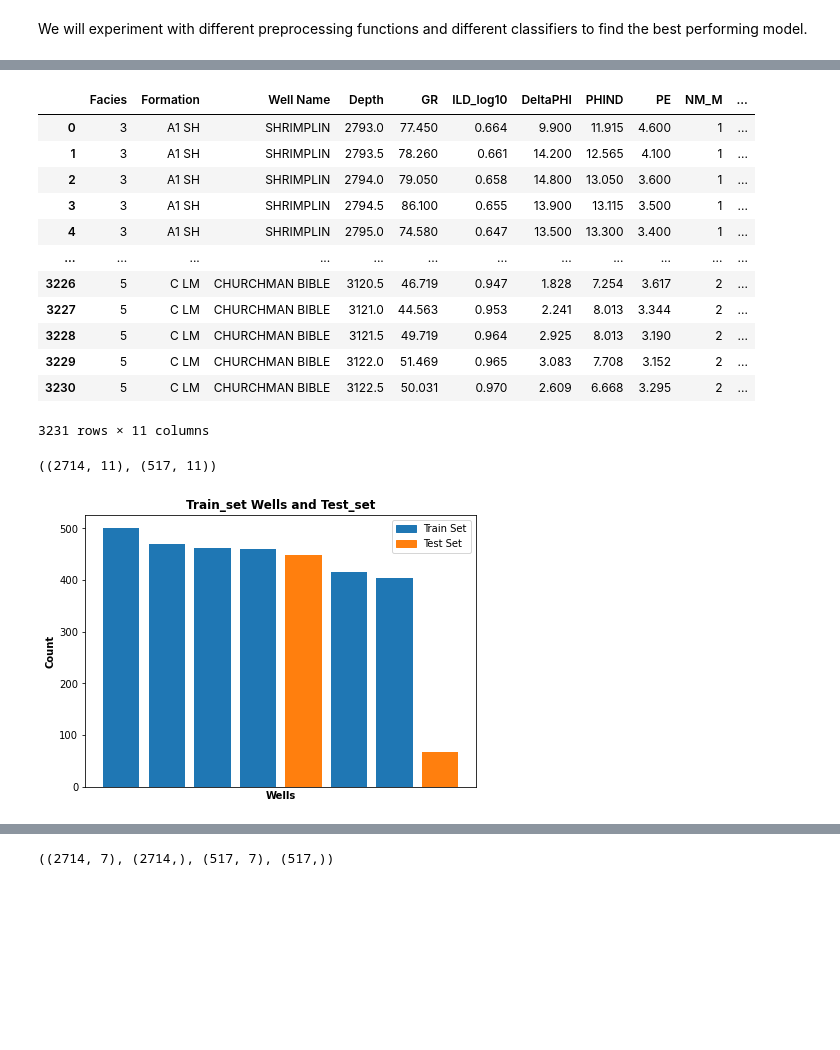
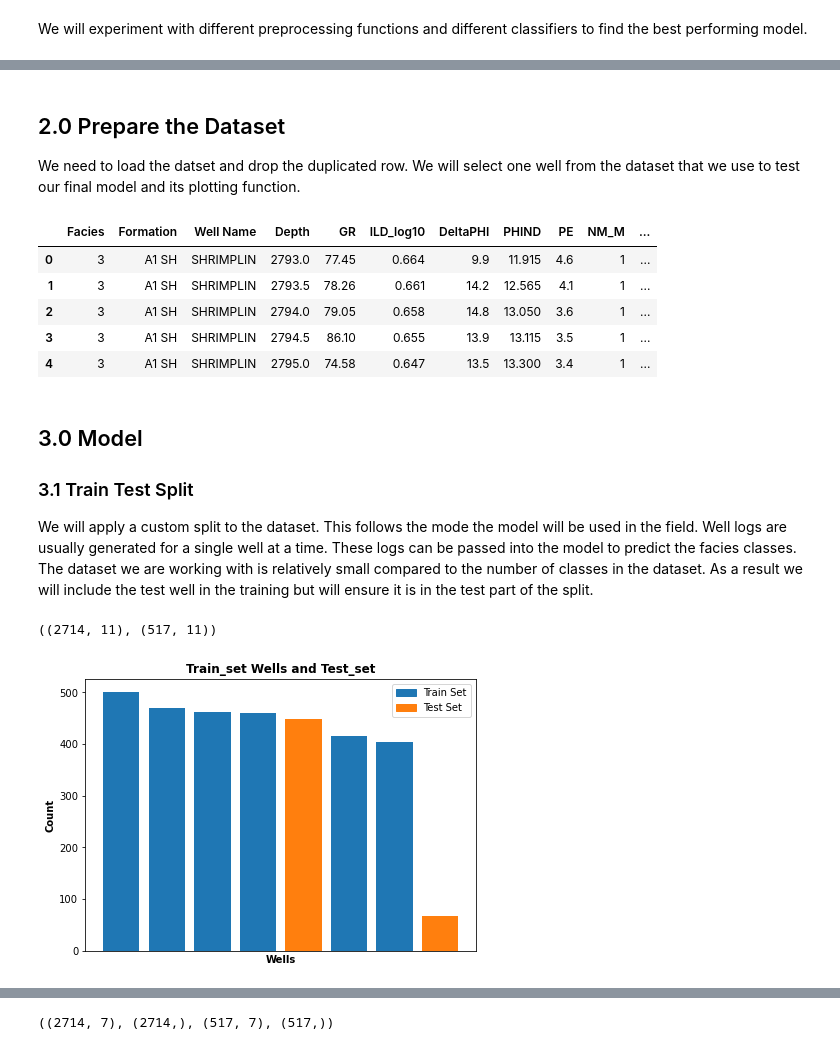
Before and after one commit to ChigozieObika/facies-classification, a Jupyter notebook: model.ipynb, the cells around one changed output, grey strips where cells are left out. Drawn from its saved outputs; the diff is of its cells as text; code cells hidden in the pictures; blank space fills up the shorter version.

```diff
--- a/model.ipynb
+++ b/model.ipynb
@@ -19,21 +28,18 @@ from sklearn.metrics import accuracy_score
+# %% [markdown]
+## 2.0 Prepare the Dataset
+
+We need to load the datset and drop the duplicated row. We will select one well from the dataset that we use to test our final model and its plotting function.
 # %%
 #load dataset
 filename = 'facies_data.csv'
 data = pd.read_csv(filename)
 data = data.drop_duplicates().reset_index(drop=True)
-data
+data.head()
 # %% [output]
 |  | Facies | Formation | Well Name | Depth | GR | ILD_log10 | DeltaPHI | PHIND | PE | NM_M | ... |
-| 0 | 3 | A1 SH | SHRIMPLIN | 2793.0 | 77.450 | 0.664 | 9.900 | 11.915 | 4.600 | 1 | ... |
-| 1 | 3 | A1 SH | SHRIMPLIN | 2793.5 | 78.260 | 0.661 | 14.200 | 12.565 | 4.100 | 1 | ... |
-| 2 | 3 | A1 SH | SHRIMPLIN | 2794.0 | 79.050 | 0.658 | 14.800 | 13.050 | 3.600 | 1 | ... |
-| 3 | 3 | A1 SH | SHRIMPLIN | 2794.5 | 86.100 | 0.655 | 13.900 | 13.115 | 3.500 | 1 | ... |
-| 4 | 3 | A1 SH | SHRIMPLIN | 2795.0 | 74.580 | 0.647 | 13.500 | 13.300 | 3.400 | 1 | ... |
-| ... | ... | ... | ... | ... | ... | ... | ... | ... | ... | ... | ... |
-| 3226 | 5 | C LM | CHURCHMAN BIBLE | 3120.5 | 46.719 | 0.947 | 1.828 | 7.254 | 3.617 | 2 | ... |
-| 3227 | 5 | C LM | CHURCHMAN BIBLE | 3121.0 | 44.563 | 0.953 | 2.241 | 8.013 | 3.344 | 2 | ... |
-| 3228 | 5 | C LM | CHURCHMAN BIBLE | 3121.5 | 49.719 | 0.964 | 2.925 | 8.013 | 3.190 | 2 | ... |
-| 3229 | 5 | C LM | CHURCHMAN BIBLE | 3122.0 | 51.469 | 0.965 | 3.083 | 7.708 | 3.152 | 2 | ... |
-| 3230 | 5 | C LM | CHURCHMAN BIBLE | 3122.5 | 50.031 | 0.970 | 2.609 | 6.668 | 3.295 | 2 | ... |
+| 0 | 3 | A1 SH | SHRIMPLIN | 2793.0 | 77.45 | 0.664 | 9.9 | 11.915 | 4.6 | 1 | ... |
+| 1 | 3 | A1 SH | SHRIMPLIN | 2793.5 | 78.26 | 0.661 | 14.2 | 12.565 | 4.1 | 1 | ... |
+| 2 | 3 | A1 SH | SHRIMPLIN | 2794.0 | 79.05 | 0.658 | 14.8 | 13.050 | 3.6 | 1 | ... |
+| 3 | 3 | A1 SH | SHRIMPLIN | 2794.5 | 86.10 | 0.655 | 13.9 | 13.115 | 3.5 | 1 | ... |
+| 4 | 3 | A1 SH | SHRIMPLIN | 2795.0 | 74.58 | 0.647 | 13.5 | 13.300 | 3.4 | 1 | ... |
-3231 rows × 11 columns
 # %%
@@ -40,2 +47,8 @@ data
 test_well_data = data[data['Well Name'] == 'CHURCHMAN BIBLE']
+# %% [markdown]
+## 3.0 Model
+
+### 3.1 Train Test Split
+
+We will apply a custom split to the dataset. This follows the mode the model will be used in the field. Well logs are usually generated for a single well at a time. These logs can be passed into the model to predict the facies classes. The dataset we are working with is relatively small compared to the number of classes in the dataset. As a result we will include the test well in the training but will ensure it is in the test part of the split.
 # %%
@@ -43,7 +57,8 @@ train, test = utils.train_test_split_by_well(data, config.TRAIN_SIZE)
 train.shape, test.shape
 # %% [output]
 ((2714, 11), (517, 11))
-# %%
-utils.train_test_plot(data, train, test)
-# %% [output]
-[figure, removed]
+# %%
+#visualizing the wells in the train and test splits
+utils.train_test_plot(data, train, test)
+# %% [output]
+[figure, added]
```
Also changed, not shown: parts of 41 cells of this notebook, 4 other files.
